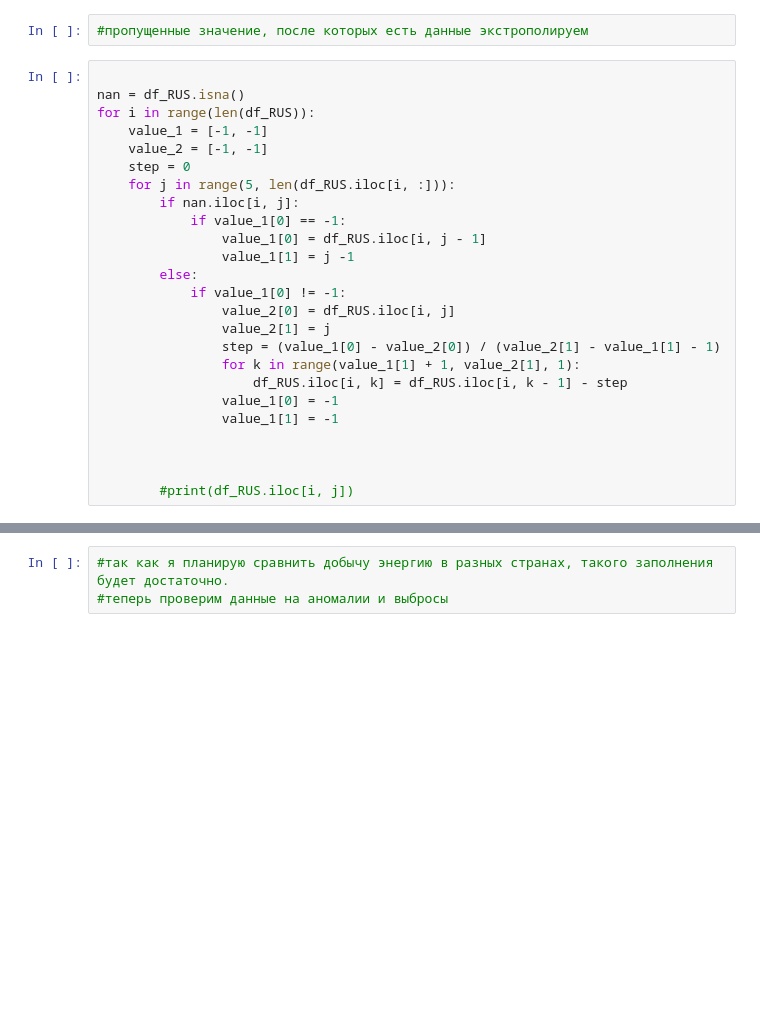
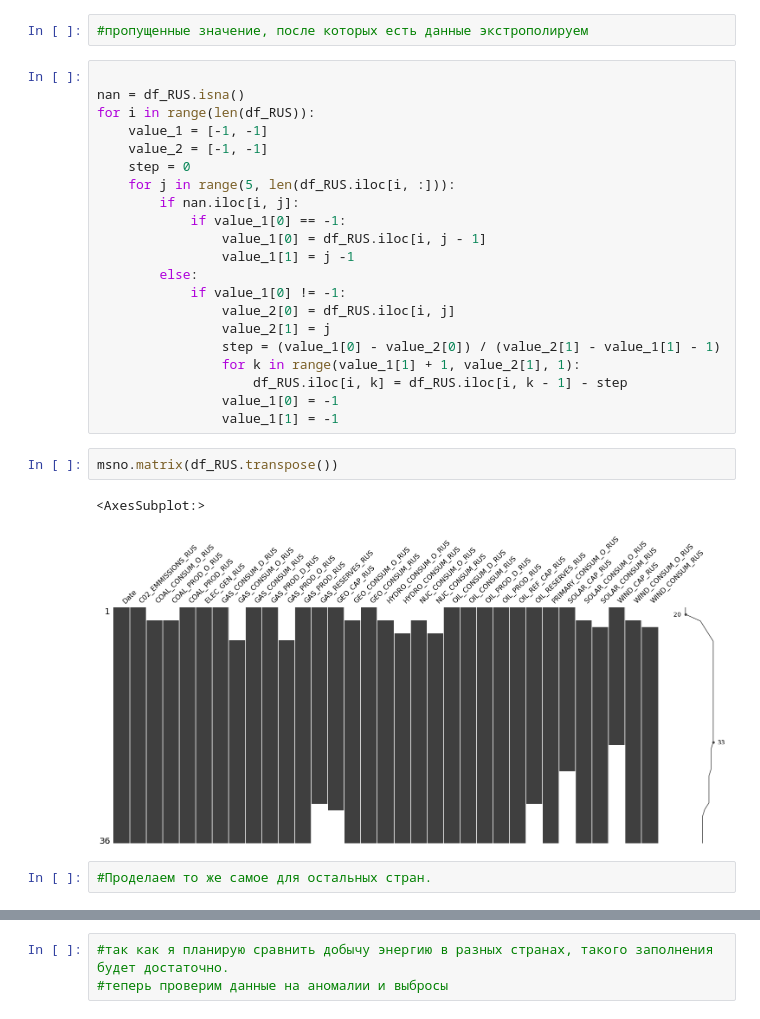
Before and after one commit to ianoxx/Energy-Production-and-Consumption, a Jupyter notebook: Data_preparation_Part_two.ipynb, the cells around one changed output, grey strips where cells are left out. Cells and saved outputs as stored; diff of their text form; blank space fills up the shorter version.

```diff
--- a/Data_preparation_Part_two.ipynb
+++ b/Data_preparation_Part_two.ipynb
@@ -100,7 +100,10 @@ for i in range(len(df_RUS)):
                     df_RUS.iloc[i, k] = df_RUS.iloc[i, k - 1] - step
                 value_1[0] = -1
                 value_1[1] = -1
-
-
-
-        #print(df_RUS.iloc[i, j])
+# %%
+msno.matrix(df_RUS.transpose())
+# %% [output]
+<AxesSubplot:>
+[figure, added]
+# %%
+#Проделаем то же самое для остальных стран.
```
Also changed, not shown: parts of 22 cells of this notebook, 4 other files.
